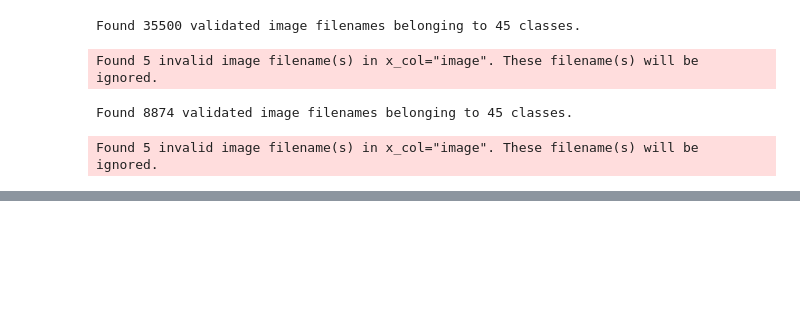
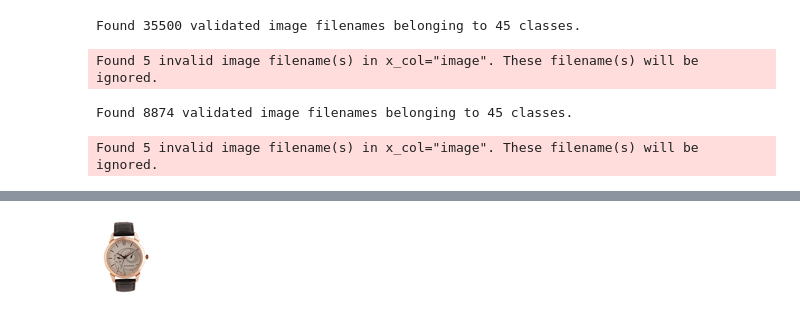
Before and after one commit to matheusvvb-19/DL4VR, a Jupyter notebook: src/dl4cv.ipynb, the cells around one changed output, grey strips where cells are left out. Cells and saved outputs as stored; diff of their text form; code cells hidden in the pictures; blank space fills up the shorter version.

```diff
--- a/src/dl4cv.ipynb
+++ b/src/dl4cv.ipynb
@@ -266,2 +378,0 @@ model.save('../models/mobilenet_v2_96x96_fashion.h5')
-# %%
-model =  tf.keras.models.load_model('../models/mobilenet_v2_96x96_fashion.h5')
@@ -302,4 +378,0 @@ with warnings.catch_warnings():
-# %%
-preds = model.predict(preprocess_input(np.expand_dims(img_orig.copy(), axis=0)))
-top_preds = np.argsort(-preds)
-inds = top_preds[0]
@@ -333,0 +392,77 @@ plt.show()
+# %%
+def gradcam_interpretability(file_id, model, model_name, preprocessing_function, decoding_function):
+    filepath = img_path(file_id, folder='test')
+
+    display(Image(filepath))
+
+    def get_img_array(filepath, size):
+        ## `img` is a PIL image
+        img = keras.utils.load_img(filepath, target_size=size)
+        array = keras.utils.img_to_array(img)
+        ## We add a dimension to transform our array into a "batch"
+        array = np.expand_dims(array, axis=0)
+        return array
+
+    def make_gradcam_heatmap(img_array, model, last_conv_layer_name, pred_index=None):
+        ## First, we create a model that maps the input image to the activations
+        ## of the last conv layer as well as the output predictions
+        grad_model = keras.models.Model(
+            model.inputs, [model.get_layer(last_conv_layer_name).output, model.output]
+        )
+
+        ## Then, we compute the gradient of the top predicted class for our input image
+        ## for the activations of the last conv layer
+        with tf.GradientTape() as tape:
+            last_conv_layer_output, preds = grad_model(img_array)
+            if pred_index is None:
+                pred_index = tf.argmax(preds[0])
+            class_channel = preds[:, pred_index]
+
+        ## We are doing transfer learning on last layer
+        grads = tape.gradient(class_channel, last_conv_layer_output)
+
+        ## This is a vector where each entry is the mean intensity of the gradient
+        pooled_grads = tf.reduce_mean(grads, axis=(0, 1, 2))
+
+        ## calculates a heatmap highlighting the regions of importance in an image
+        ## for a specific
+        ## predicted class by combining the output of the last convolutional layer
+        ## with the pooled gradients.
+        last_conv_layer_output = last_conv_layer_output[0]
+        heatmap = last_conv_layer_output @ pooled_grads[..., tf.newaxis]
+        heatmap = tf.squeeze(heatmap)
+
+        ## For visualization purpose
+        heatmap = tf.maximum(heatmap, 0) / tf.math.reduce_max(heatmap)
+        return heatmap.numpy()
+
+    ## Preparing the image
+    img_array = preprocessing_function(get_img_array(filepath, size=IMG_SIZE))
+
+    ## Remove last layer's softmax(transfer learning)
+    model.layers[-1].activation = None
+
+    preds = model.predict(img_array)
+    print(preds)
+    #print("Predicted of image:", decoding_function(preds, top=1)[0])
+
+    camadas_do_modelo = seu_modelo.layers
+
+    # Iterando reversamente sobre as camadas para encontrar a última camada de convolução
+    ultima_camada_de_convolucao = None
+    for layer in reversed(model.layers):
+        if isinstance(layer, tf.keras.layers.Conv2D):
+            last_conv_layer_name = layer.name
+            break
+
+    ## Generate class activation heatmap
+    heatmap = make_gradcam_heatmap(img_array, model, last_conv_layer_name)
+
+    ## visulization of heatmap
+    plt.matshow(heatmap)
+    plt.show()
+
+
+gradcam_interpretability(40524, mobilenet_v2_model, 'MobileNet V2', mobilenet_v2_preprocess, mobilenetv2_decode)
+# %% [output]
+[figure, added]
```
Also changed, not shown: parts of 33 cells of this notebook.
